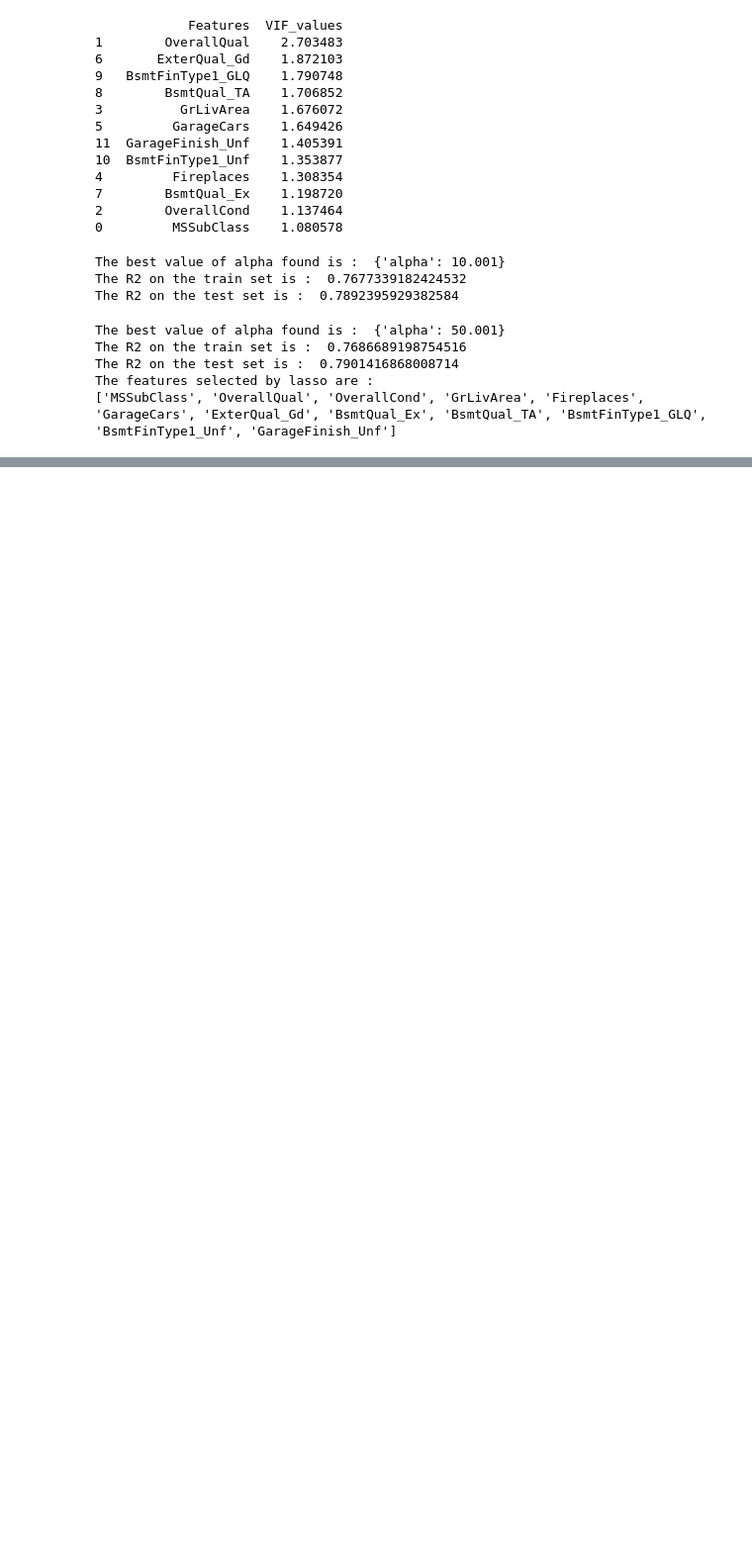
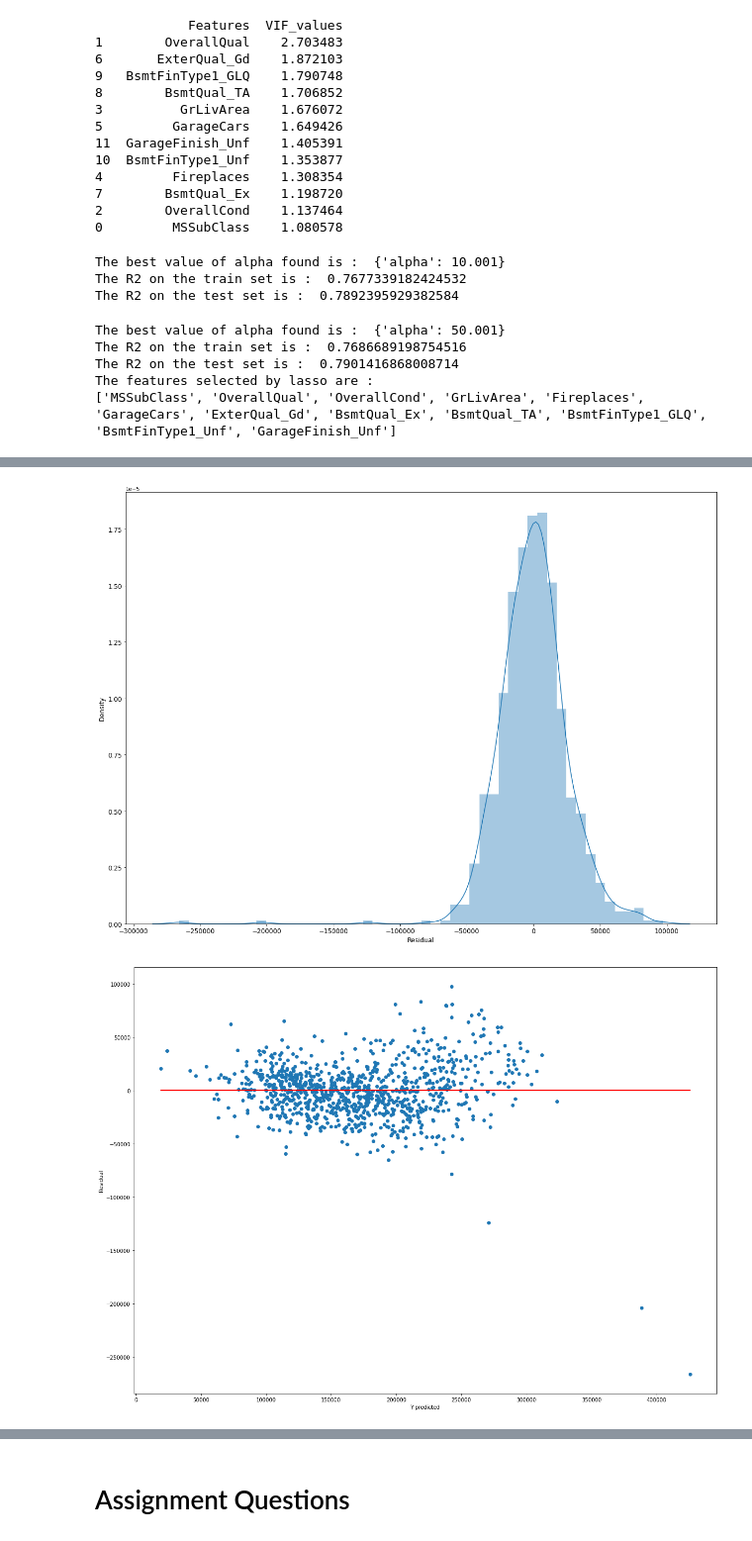
Before and after one commit to kvc0608/HousePricing, a Jupyter notebook: Anirudh KVC.ipynb, the cells around one changed output, grey strips where cells are left out. Shown at 99% size. Drawn from its saved outputs; the diff is of its cells as text; code cells hidden in the pictures; blank space fills up the shorter version.

```diff
--- a/SurpriseHousing.ipynb
+++ b/Anirudh KVC.ipynb
@@ -311,6 +312,38 @@ class model_build:
         model = sm.OLS(self.y_train.values.reshape(-1,1),stats_X_train)
         trained_model = model.fit()
         print(trained_model.summary())
+
+
+    def plot_predictions(self,actual,predicted,label_name,r2): # Method to plot predictions
+        plt.figure(figsize=(20,15))
+        plt.plot(actual,actual,linewidth=3,color="green")
+        plt.scatter(actual,predicted,marker="x",color="black")
+        plt.legend(("Actual data","Model prediction"),fontsize=16)
+        plt.xlabel("SalePrice",fontsize=12)
+        plt.ylabel("SalePrice",fontsize=12)
+        plt.title("Actual vs Model on "+ label_name + " set",fontsize=20)
+        if label_name=="train":
+            plt.text(1000,7000,"R2 on train set : " + str(r2),fontsize="large")
+        else:
+            plt.text(1000,7000,"R2 on test set : " + str(r2),fontsize="large")
+        plt.xticks(fontsize=12)
+        plt.yticks(fontsize=12)
+        plt.show()
+
+    def plot_residual(self,actual,predicted): # Method to plot residual distribution plot
+            plt.figure(figsize=(20,15))
+            sns.distplot(actual-predicted,bins=50)
+            plt.xlabel("Residual",fontsize=12)
+            plt.ylabel("Density",fontsize=12)
+            plt.xticks(fontsize=12)
+            plt.yticks(fontsize=12)
+            plt.show()
+            plt.figure(figsize=(20,15))
+            plt.scatter(predicted,actual-predicted)
+            plt.plot(predicted,[0]*len(predicted),color='red')
+            plt.xlabel("Y predicted")
+            plt.ylabel("Residual")
+            plt.show()
 # %%
 # Building the model
 X = list(data.columns) # input features
@@ -516,0 +584,7 @@ The features selected by lasso are :
+# %%
+# Checking linear regression assumptions for lasso model on train set
+model.plot_residual(model.y_train,np.reshape(model.lasso_train_pred,(-1,1)))
+model.plot_predictions(model.y_train,np.reshape(model.lasso_train_pred,(-1,1)),"Train",model.lasso_trscore)
+# %% [output]
+[figure, added]
+[figure, added]
@@ -516,0 +595,2 @@ The features selected by lasso are :
+# %% [markdown]
+# Assignment Questions
```
Also changed, not shown: parts of 27 cells of this notebook, 1 other file.
